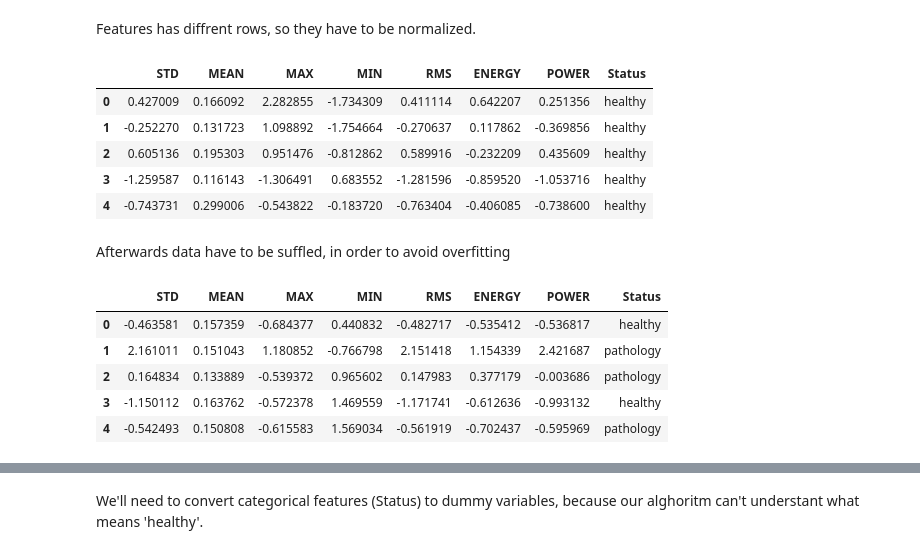
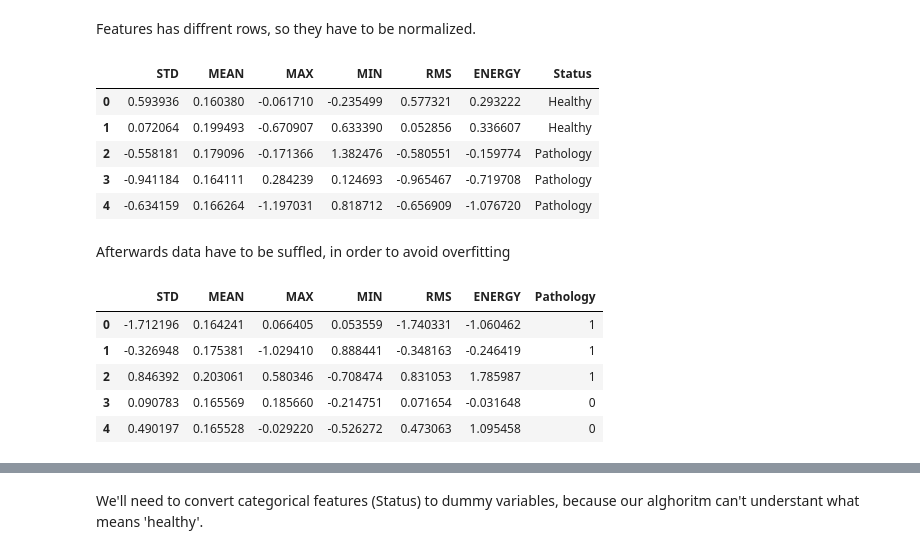
Before and after one commit to tynski/VoicePathology, a Jupyter notebook: PythonCode/DetectionAlgorithm.ipynb, the cells around one changed output, grey strips where cells are left out. Cells and saved outputs as stored; diff of their text form; code cells hidden in the pictures.

```diff
--- a/PythonCode/DetectionAlgorithm.ipynb
+++ b/PythonCode/DetectionAlgorithm.ipynb
@@ -7,13 +8,11 @@ import pandas as pd
 Load, merge, normalization vector of parameters.
 # %%
 # Loading each csv file
-df1 = pd.read_csv('malehealthy.csv')
-df2 = pd.read_csv('malepathology.csv')
-df3 = pd.read_csv('femalehealthy.csv')
-df4 = pd.read_csv('femalepathology.csv')
+df1 = pd.read_csv('fh.csv')
+df2 = pd.read_csv('fp.csv')
 # %% [markdown]
 Concatenating all four DataFrames into one.
 # %%
-allpatients = pd.concat([df1,df2,df3,df4])
+allpatients = pd.concat([df1,df2])
 allpatients.head()
 # %% [output]
@@ -26,26 +20,26 @@ allpatients.head()
 # %% [markdown]
 Features has diffrent rows, so they have to be normalized.
 # %%
-features = ['STD','MEAN','MAX','MIN','RMS','ENERGY','POWER']
+features = ['STD','MEAN','MAX','MIN','RMS','ENERGY']
 for i in features:
     allpatients[i] = (allpatients[i] - np.mean(allpatients[i]))/np.std(allpatients[i])
 allpatients.head()
 # %% [output]
-|  | STD | MEAN | MAX | MIN | RMS | ENERGY | POWER | Status |
-| 0 | 0.427009 | 0.166092 | 2.282855 | -1.734309 | 0.411114 | 0.642207 | 0.251356 | healthy |
-| 1 | -0.252270 | 0.131723 | 1.098892 | -1.754664 | -0.270637 | 0.117862 | -0.369856 | healthy |
-| 2 | 0.605136 | 0.195303 | 0.951476 | -0.812862 | 0.589916 | -0.232209 | 0.435609 | healthy |
-| 3 | -1.259587 | 0.116143 | -1.306491 | 0.683552 | -1.281596 | -0.859520 | -1.053716 | healthy |
-| 4 | -0.743731 | 0.299006 | -0.543822 | -0.183720 | -0.763404 | -0.406085 | -0.738600 | healthy |
+|  | STD | MEAN | MAX | MIN | RMS | ENERGY | Status |
+| 0 | 0.593936 | 0.160380 | -0.061710 | -0.235499 | 0.577321 | 0.293222 | Healthy |
+| 1 | 0.072064 | 0.199493 | -0.670907 | 0.633390 | 0.052856 | 0.336607 | Healthy |
+| 2 | -0.558181 | 0.179096 | -0.171366 | 1.382476 | -0.580551 | -0.159774 | Pathology |
+| 3 | -0.941184 | 0.164111 | 0.284239 | 0.124693 | -0.965467 | -0.719708 | Pathology |
+| 4 | -0.634159 | 0.166264 | -1.197031 | 0.818712 | -0.656909 | -1.076720 | Pathology |
 # %% [markdown]
 Afterwards data have to be suffled, in order to avoid overfitting
 # %%
 allpatients = allpatients.sample(frac=1).reset_index(drop=True)
 allpatients.head()
 # %% [output]
-|  | STD | MEAN | MAX | MIN | RMS | ENERGY | POWER | Status |
-| 0 | -0.463581 | 0.157359 | -0.684377 | 0.440832 | -0.482717 | -0.535412 | -0.536817 | healthy |
-| 1 | 2.161011 | 0.151043 | 1.180852 | -0.766798 | 2.151418 | 1.154339 | 2.421687 | pathology |
-| 2 | 0.164834 | 0.133889 | -0.539372 | 0.965602 | 0.147983 | 0.377179 | -0.003686 | pathology |
-| 3 | -1.150112 | 0.163762 | -0.572378 | 1.469559 | -1.171741 | -0.612636 | -0.993132 | healthy |
-| 4 | -0.542493 | 0.150808 | -0.615583 | 1.569034 | -0.561919 | -0.702437 | -0.595969 | pathology |
+|  | STD | MEAN | MAX | MIN | RMS | ENERGY | Pathology |
+| 0 | -1.712196 | 0.164241 | 0.066405 | 0.053559 | -1.740331 | -1.060462 | 1 |
+| 1 | -0.326948 | 0.175381 | -1.029410 | 0.888441 | -0.348163 | -0.246419 | 1 |
+| 2 | 0.846392 | 0.203061 | 0.580346 | -0.708474 | 0.831053 | 1.785987 | 1 |
+| 3 | 0.090783 | 0.165569 | 0.185660 | -0.214751 | 0.071654 | -0.031648 | 0 |
+| 4 | 0.490197 | 0.165528 | -0.029220 | -0.526272 | 0.473063 | 1.095458 | 0 |
```
Also changed, not shown: parts of 8 cells of this notebook.
